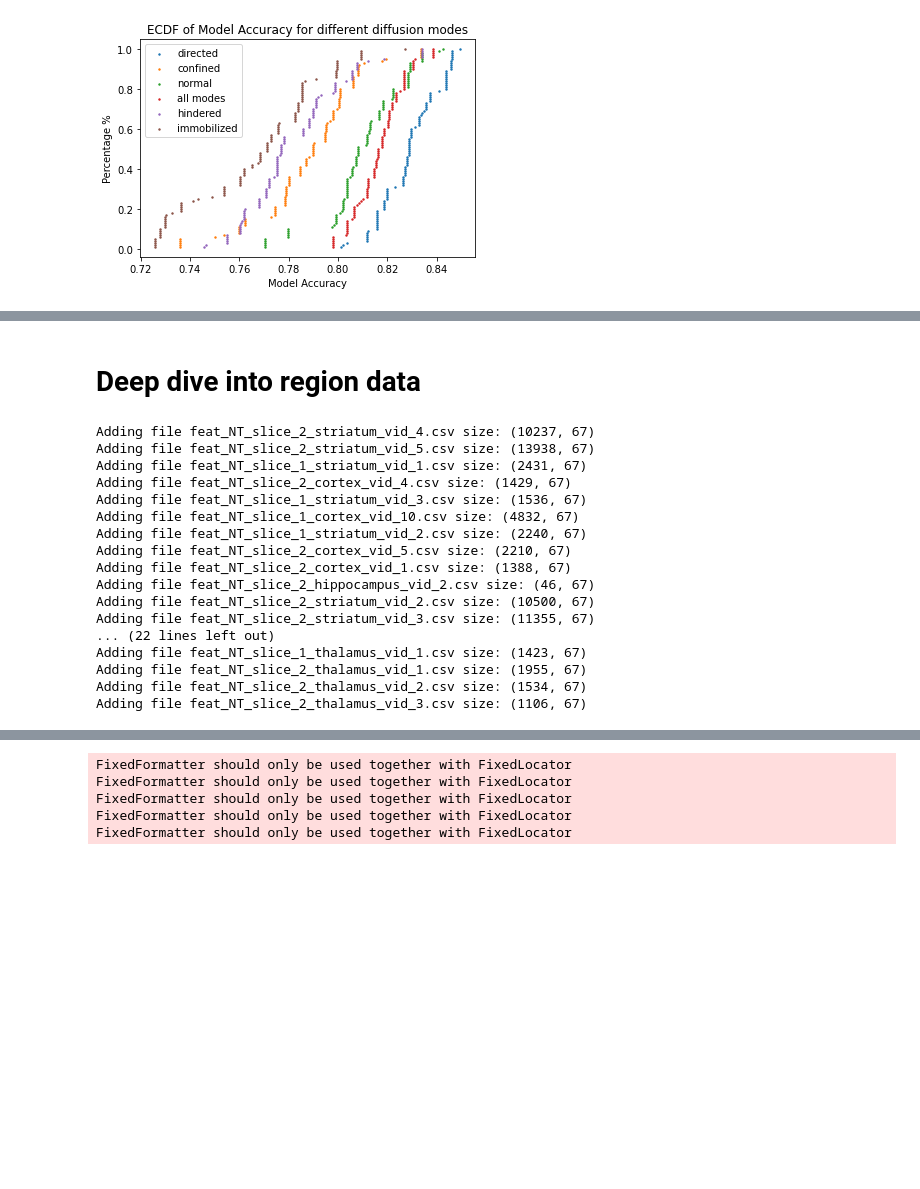
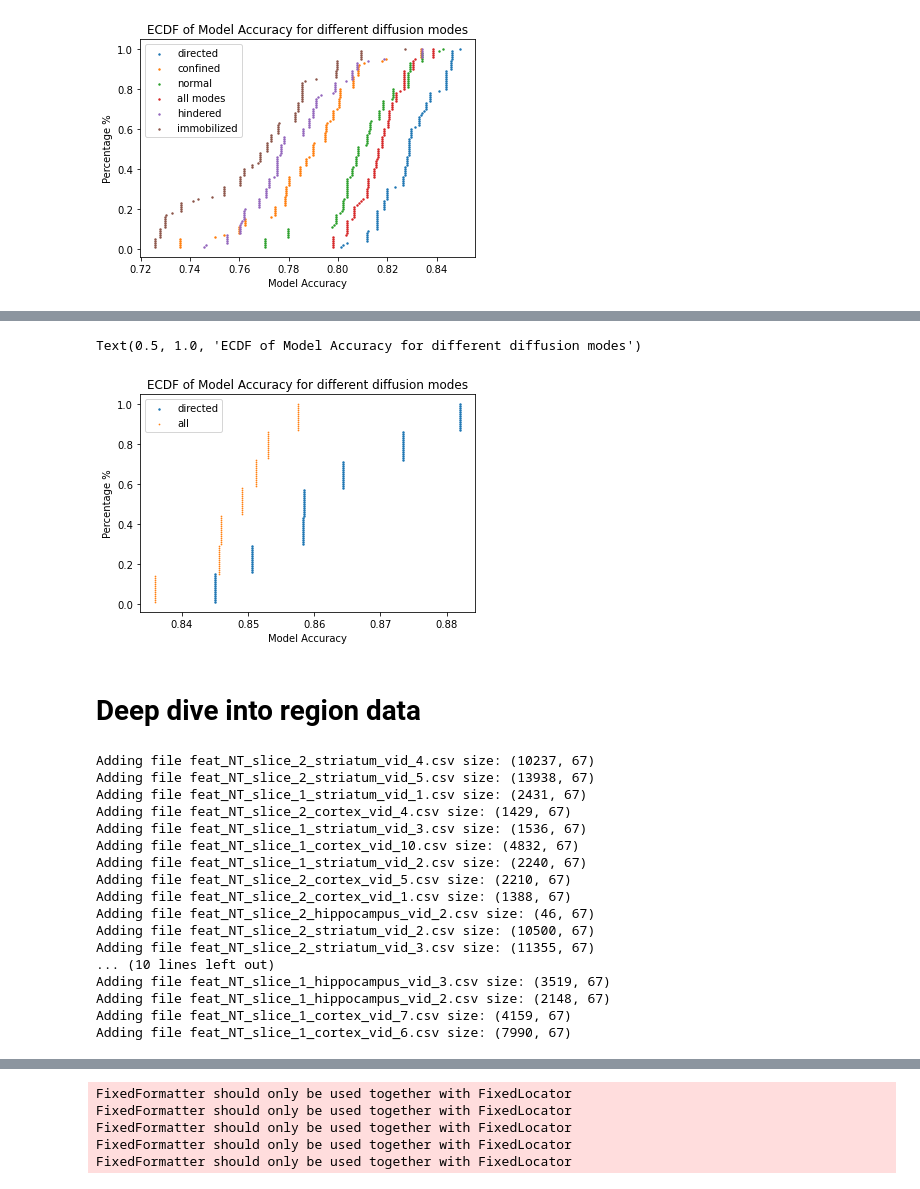
Before and after one commit to Nance-Lab/diff_predictor, a Jupyter notebook: notebooks/diff_mode_analysis.ipynb, the cells around one changed output, grey strips where cells are left out. Drawn from its saved outputs; the diff is of its cells as text; code cells hidden in the pictures; blank space fills up the shorter version.

```diff
--- a/notebooks/diff_mode_analysis.ipynb
+++ b/notebooks/diff_mode_analysis.ipynb
@@ -270,7 +272,7 @@ def full_preprocess(ecm, balanced=True, target=None):
     dtrain = xgb.DMatrix(X_train[features], label=y_train)
     dtest = xgb.DMatrix(X_test[features], label=y_test)
     dval = xgb.DMatrix(X_val[features], label=y_val)
-    return dtrain, dtest, dval, y_test
+    return dtrain, dtest, dval, X_train, y_test
 # %%
 param = {'max_depth': 3,
          'eta': 0.005,
@@ -414,0 +466,14 @@ NameError: name 'X_train' is not defined
+# %%
+directed_acc_list = []
+all_acc_list = []
+for i in range(100):
+
+    print(i)
+    dtrain, dtest, dval, X_train, y_test= full_preprocess(ecm, balanced=True, target=target)
+    booster, acc, true_label, preds = predxgboost.train(best_param, dtrain, dtest, dval, evals=[(dtrain, 'train'), (dval, 'eval')], num_round=best_boost_rounds, verbose=False)
+    all_acc_list.append(acc)
+
+    print(i)
+    dtrain, dtest, dval, X_train, y_test= full_preprocess(directed_ecm, balanced=True, target=target)
+    booster, acc, true_label, preds = predxgboost.train(best_param, dtrain, dtest, dval, evals=[(dtrain, 'train'), (dval, 'eval')], num_round=best_boost_rounds, verbose=False)
+    directed_acc_list.append(acc)
@@ -415,7 +498,23 @@ NameError: name 'X_train' is not defined
+# %%
+plt.figure()
+dir_x, dir_y = ecdf(np.array(directed_acc_list))
+
+no_imm_x, no_imm_y = ecdf(np.array(all_acc_list))
+plt.scatter(dir_x, dir_y, label='directed', s=2)
+#plt.hist(dir_x, bins=100)
+plt.scatter(no_imm_x, no_imm_y, label='all', s=0.5)
+#plt.hist(no_imm_x, bins=100)
+plt.legend()
+plt.xlabel('Model Accuracy')
+plt.ylabel('Percentage %')
+plt.title('ECDF of Model Accuracy for different diffusion modes')
+# %% [output]
+Text(0.5, 1.0, 'ECDF of Model Accuracy for different diffusion modes')
+[figure, added]
 # %% [markdown]
 # Deep dive into region data
 # %%
-fstats_tot_region = data_process.generate_fullstats(region_dataset_path, region_filelist, ['cortex', 'ganglia', 'hippocampus', 'thalamus', 'striatum'], 'region')
+fstats_tot_region = data_process.generate_fullstats(region_dataset_path, region_filelist, ['cortex', 'hippocampus', 'striatum'], 'region')
 # %% [output]
 Adding file feat_NT_slice_2_striatum_vid_4.csv size: (10237, 67)
 Adding file feat_NT_slice_2_striatum_vid_5.csv size: (13938, 67)
@@ -429,11 +528,11 @@ Adding file feat_NT_slice_2_cortex_vid_1.csv size: (1388, 67)
 Adding file feat_NT_slice_2_hippocampus_vid_2.csv size: (46, 67)
 Adding file feat_NT_slice_2_striatum_vid_2.csv size: (10500, 67)
 Adding file feat_NT_slice_2_striatum_vid_3.csv size: (11355, 67)
-... (22 lines left out)
-Adding file feat_NT_slice_1_thalamus_vid_1.csv size: (1423, 67)
-Adding file feat_NT_slice_2_thalamus_vid_1.csv size: (1955, 67)
-Adding file feat_NT_slice_2_thalamus_vid_2.csv size: (1534, 67)
-Adding file feat_NT_slice_2_thalamus_vid_3.csv size: (1106, 67)
+... (10 lines left out)
+Adding file feat_NT_slice_1_hippocampus_vid_3.csv size: (3519, 67)
+Adding file feat_NT_slice_1_hippocampus_vid_2.csv size: (2148, 67)
+Adding file feat_NT_slice_1_cortex_vid_7.csv size: (4159, 67)
+Adding file feat_NT_slice_1_cortex_vid_6.csv size: (7990, 67)
 # %%
 target = 'region'
 ecm = fstats_tot_region[features + [target, 'Track_ID', 'X', 'Y']] #dont think i need these rn
```
Also changed, not shown: parts of 17 cells of this notebook, 1 other file.
